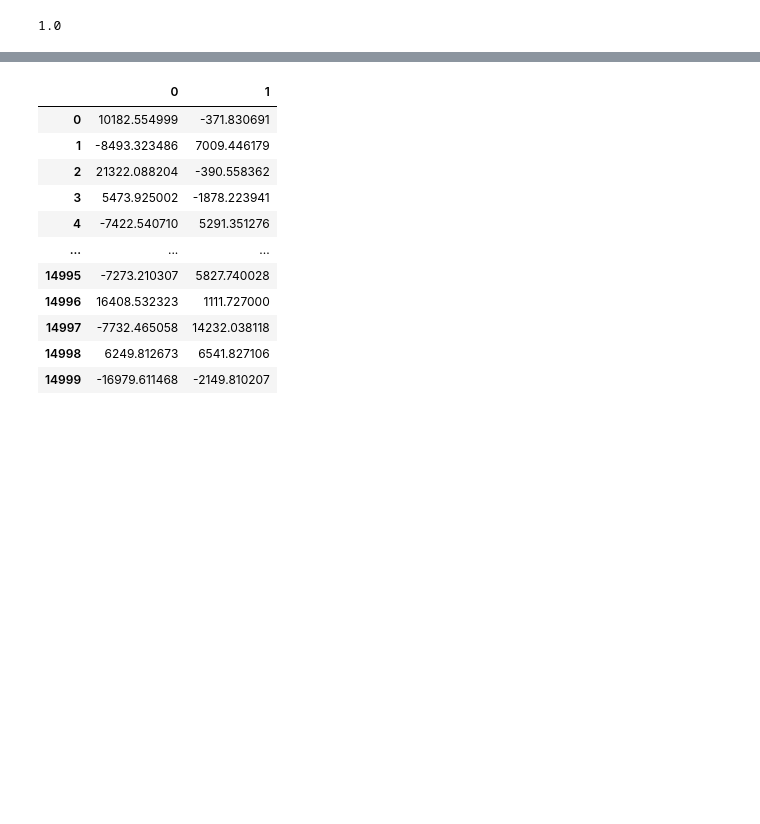
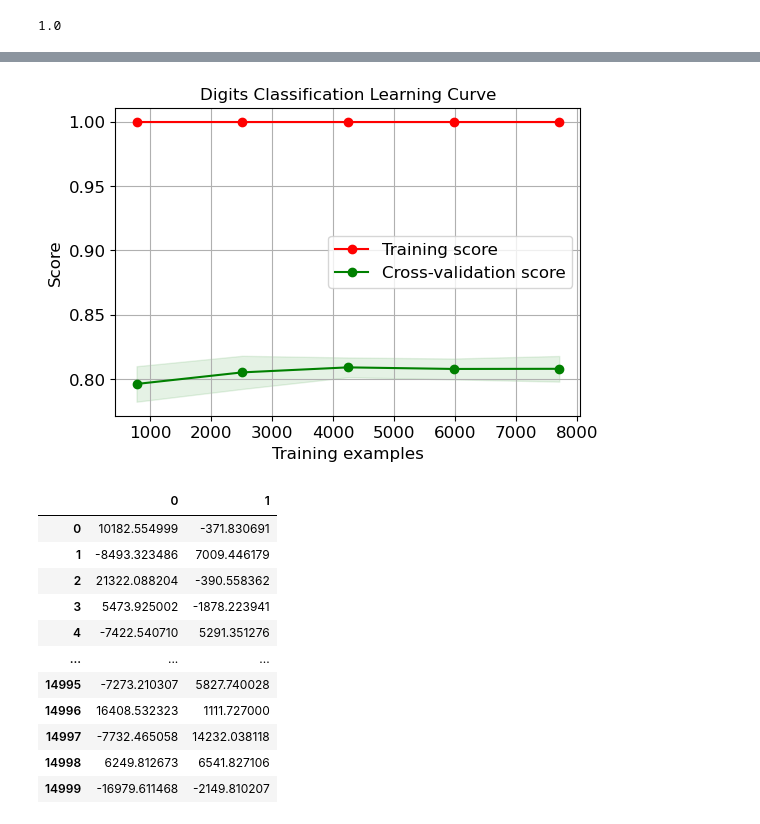
Before and after one commit to ADA-CompVision/SDP2022-brstcancer, a Jupyter notebook: classification models.ipynb, the cells around one changed output, grey strips where cells are left out. Cells and saved outputs as stored; diff of their text form; code cells hidden in the pictures; blank space fills up the shorter version.

```diff
--- a/classification models.ipynb
+++ b/classification models.ipynb
@@ -114,4 +115,4 @@ DecisionTreeClassifier(max_depth=2, max_features=2)
 # %%
-classifier = DecisionTreeClassifier(max_depth = 2,max_features=2, criterion = "gini",random_state=1,splitter='best')
+classifier = DecisionTreeClassifier(max_depth = 4,max_features=2, criterion = "gini",random_state=1,splitter='best')
 classifier.fit(X_train, y_train)
 # %% [output]
@@ -127,0 +129,7 @@ metrics.accuracy_score(y_test, y_pred)
+# %%
+skplt.estimators.plot_learning_curve(DecisionTreeClassifier(), X_train, y_train,
+                                     cv=7, shuffle=True, scoring="accuracy",
+                                     n_jobs=-1, figsize=(6,4), title_fontsize="large", text_fontsize="large",
+                                     title="Digits Classification Learning Curve");
+# %% [output]
+[figure, added]
```
Also changed, not shown: parts of 31 cells of this notebook, 1 other file.
